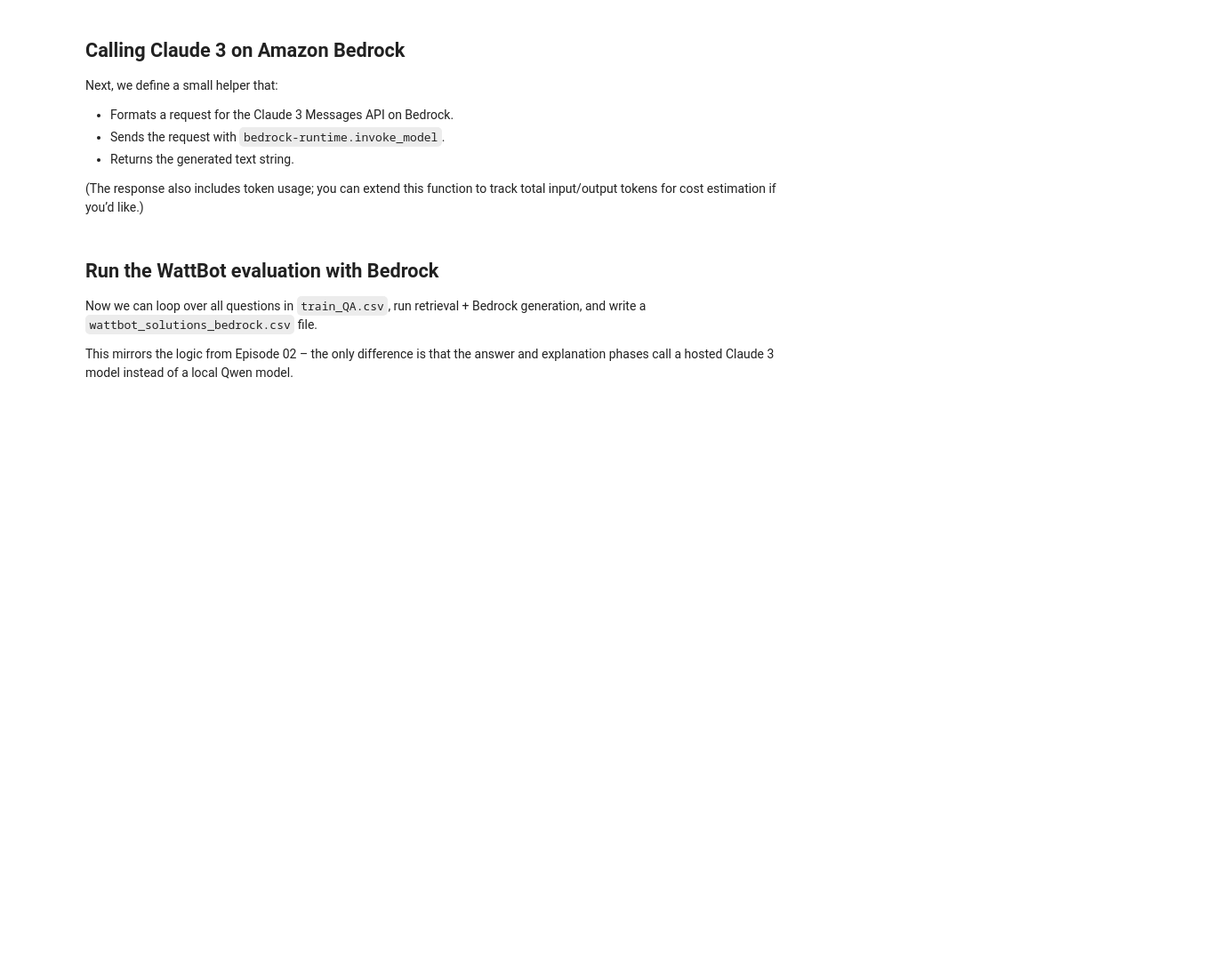
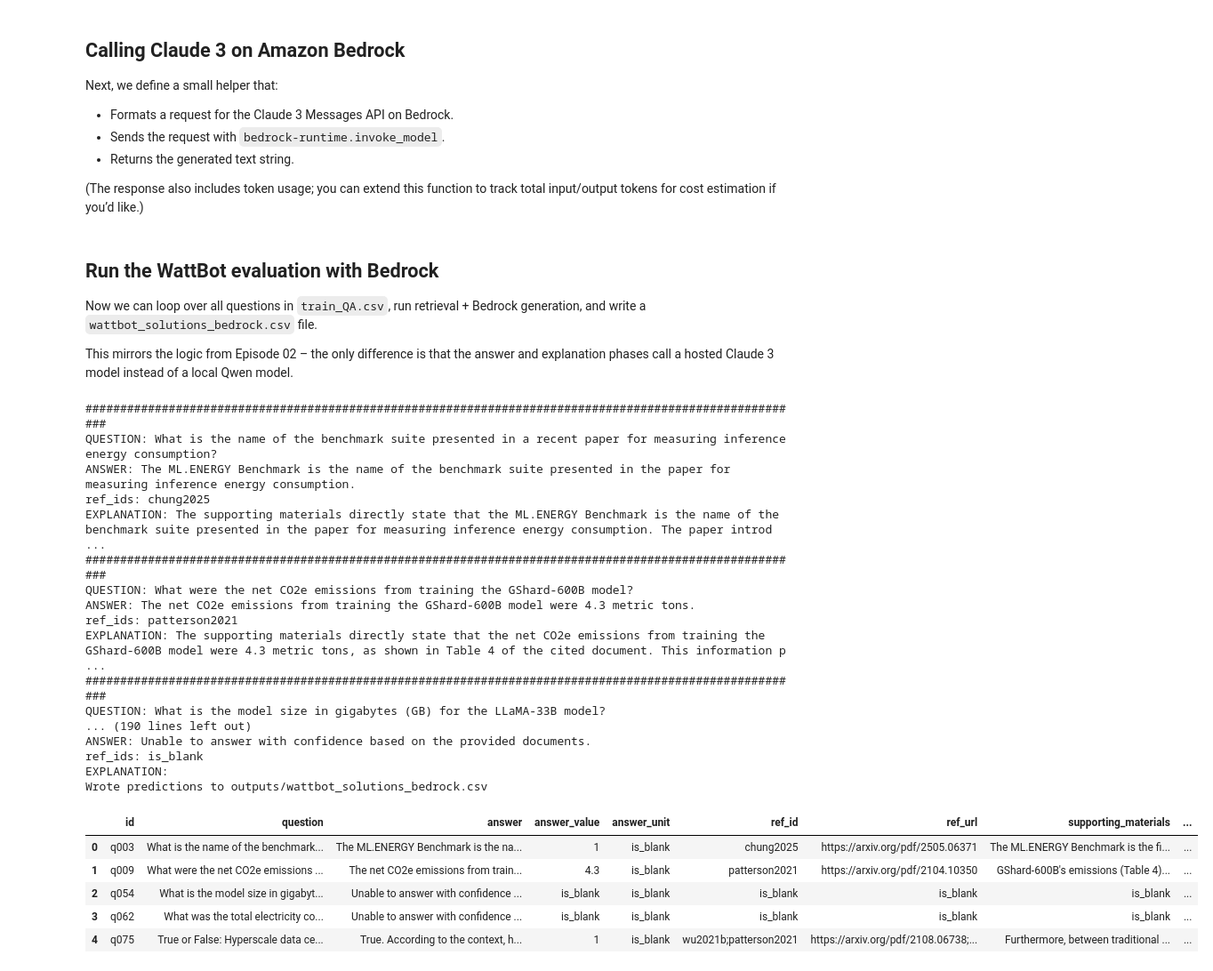
Before and after one commit to carpentries-incubator/ML_with_AWS_SageMaker, a Jupyter notebook: notebooks/03_RAG_WattBot_Bedrock.ipynb, the cells around one changed output. Shown: that part at 89% size. Drawn from its saved outputs; the diff is of its cells as text; code cells hidden in the pictures; blank space fills up the shorter version.

```diff
--- a/notebooks/03_RAG_WattBot_Bedrock.ipynb
+++ b/notebooks/03_RAG_WattBot_Bedrock.ipynb
@@ -60,27 +62,30 @@ import boto3
 import pandas as pd
 import numpy as np
 
-from sentence_transformers import SentenceTransformer
+# from sentence_transformers import SentenceTransformer
 from botocore.exceptions import ClientError
 
 # ---- AWS configuration ----
+import sagemaker
 
-region = "us-east-1"  # Update if needed
+session = sagemaker.Session()
+region = session.boto_region_name
 
 # Claude 3 Haiku is a good starting point for batch evaluation.
 # Swap for Sonnet/Opus if you have access and want higher quality.
 bedrock_model_id = "anthropic.claude-3-haiku-20240307-v1:0"
 
+
 # S3 bucket + keys where Episode 02 wrote the artifacts.
 # TODO: Update these keys to match your pipeline.
 bucket_name = "chris-rag"  # <-- change to your bucket
-chunks_key = "wattbot/chunks/wattbot_chunks.jsonl"
-embeddings_key = "wattbot/embeddings/embeddings.npy"
-train_key = "wattbot/train/train_QA.csv"
-metadata_key = "wattbot/metadata/metadata.csv"
+chunks_key = "wattbot_chunks.jsonl"
+embeddings_key = "embeddings/embeddings.npy"
+train_key = "train_QA.csv"
+metadata_key = "metadata.csv"
 
 # Local working directory for downloaded artifacts
-local_data_dir = "data"
+local_data_dir = "bedrock"
 os.makedirs(local_data_dir, exist_ok=True)
 
 # AWS clients
@@ -326,7 +348,7 @@ def bedrock_answer_phase_for_question(
         "you must mark the question as unanswerable.\n\n"
         "You must respond with a single JSON object with the following keys:\n"
         "- answer: natural language answer, including numeric value and units if applicable.\n"
-        "- answer_value: normalized numeric or categorical value with NO units or symbols;\n"
+        "- answer_value: normalized numeric (0 for false, 1 for true), or categorical value with NO units or symbols;\n"
         "  use 'is_blank' if the question is unanswerable.\n"
         "- answer_unit: unit string (e.g., kWh, gCO2, %, is_blank).\n"
         "- ref_id: list of document IDs that support the answer.\n"
@@ -491,27 +513,63 @@ and explanation phases call a hosted Claude 3 model instead of a local Qwen mode
 # %%
 results = []
 
 # For quick smoke tests, you can slice train_df (e.g., train_df.head(5))
 for _, row in train_df.iterrows():
+    question = row["question"]
+    print(f"########################################################################################################\nQUESTION: {question}")
+
     out = run_single_qa_bedrock(
         row=row,
         embedder=embedder,
         chunk_embeddings=chunk_embeddings,
         chunked_docs=chunked_docs,
         docid_to_url=docid_to_url,
         top_k=8,
         retrieval_threshold=0.25,
         model_id=bedrock_model_id,
     )
+
+    answer = out["answer"]
+    ref_ids = out["ref_id"]
+    explanation = out["explanation"]
+
+    print(f"ANSWER: {answer}")
+    print(f"ref_ids: {ref_ids}")
+    print(f"EXPLANATION: {explanation}")
+
     results.append(out)
 
 results_df = pd.DataFrame(results)
 
 output_dir = "outputs"
 os.makedirs(output_dir, exist_ok=True)
 output_path = os.path.join(output_dir, "wattbot_solutions_bedrock.csv")
 
 results_df.to_csv(output_path, index=False)
 print(f"Wrote predictions to {output_path}")
 
 results_df.head()
+# %% [output]
+########################################################################################################
+QUESTION: What is the name of the benchmark suite presented in a recent paper for measuring inference energy consumption?
+ANSWER: The ML.ENERGY Benchmark is the name of the benchmark suite presented in the paper for measuring inference energy consumption.
+ref_ids: chung2025
+EXPLANATION: The supporting materials directly state that the ML.ENERGY Benchmark is the name of the benchmark suite presented in the paper for measuring inference energy consumption. The paper introd ...
+########################################################################################################
+QUESTION: What were the net CO2e emissions from training the GShard-600B model?
+ANSWER: The net CO2e emissions from training the GShard-600B model were 4.3 metric tons.
+ref_ids: patterson2021
+EXPLANATION: The supporting materials directly state that the net CO2e emissions from training the GShard-600B model were 4.3 metric tons, as shown in Table 4 of the cited document. This information p ...
+########################################################################################################
+QUESTION: What is the model size in gigabytes (GB) for the LLaMA-33B model?
+... (190 lines left out)
+ANSWER: Unable to answer with confidence based on the provided documents.
+ref_ids: is_blank
+EXPLANATION:
+Wrote predictions to outputs/wattbot_solutions_bedrock.csv
+|  | id | question | answer | answer_value | answer_unit | ref_id | ref_url | supporting_materials | ... |
+| 0 | q003 | What is the name of the benchmark... | The ML.ENERGY Benchmark is the na... | 1 | is_blank | chung2025 | https://arxiv.org/pdf/2505.06371 | The ML.ENERGY Benchmark is the fi... | ... |
+| 1 | q009 | What were the net CO2e emissions ... | The net CO2e emissions from train... | 4.3 | is_blank | patterson2021 | https://arxiv.org/pdf/2104.10350 | GShard-600B's emissions (Table 4)... | ... |
+| 2 | q054 | What is the model size in gigabyt... | Unable to answer with confidence ... | is_blank | is_blank | is_blank | is_blank | is_blank | ... |
+| 3 | q062 | What was the total electricity co... | Unable to answer with confidence ... | is_blank | is_blank | is_blank | is_blank | is_blank | ... |
+| 4 | q075 | True or False: Hyperscale data ce... | True. According to the context, h... | 1 | is_blank | wu2021b;patterson2021 | https://arxiv.org/pdf/2108.06738;... | Furthermore, between traditional ... | ... |
```
Also changed, not shown: parts of 9 cells of this notebook, 2 other files.
